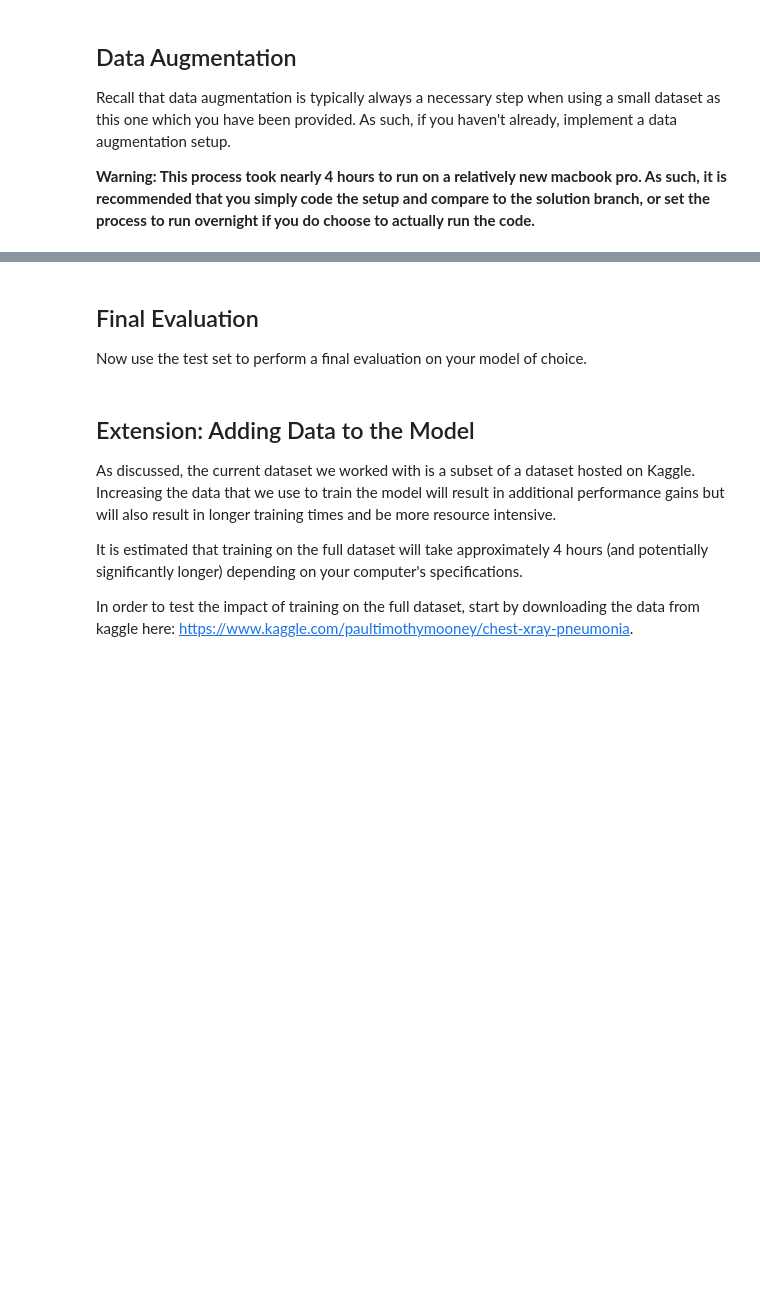
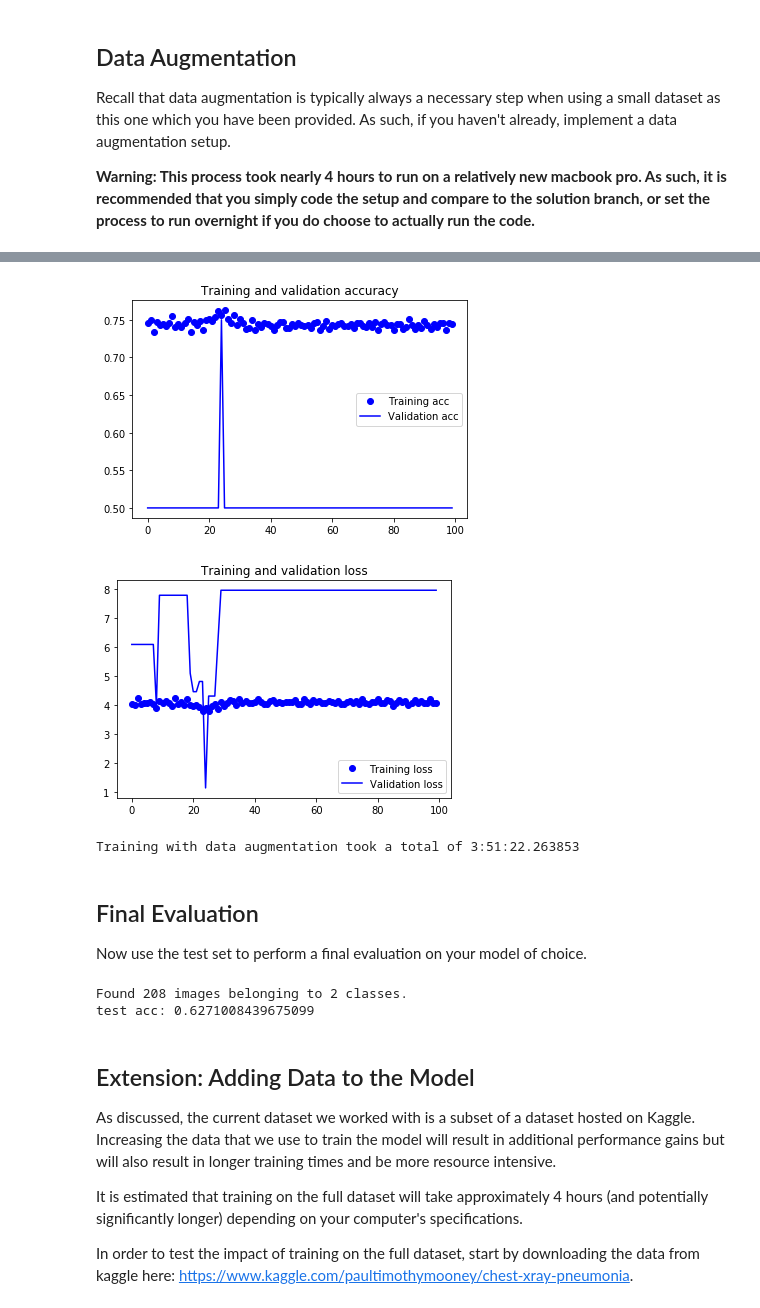
Before and after one commit to learn-co-curriculum/dsc-building-a-cnn-from-scratch, a Jupyter notebook: index.ipynb, the cells around one changed output, grey strips where cells are left out. Saved outputs shown, nothing was run; the diff lists cells and outputs as text; code cells hidden in the pictures; blank space fills up the shorter version.

```diff
--- a/index.ipynb
+++ b/index.ipynb
@@ -55,0 +231,27 @@ Recall that data augmentation is typically always a necessary step when using a
+# %%
+# __SOLUTION__
+acc = history.history['acc']
+val_acc = history.history['val_acc']
+loss = history.history['loss']
+val_loss = history.history['val_loss']
+epochs = range(len(acc))
+plt.plot(epochs, acc, 'bo', label='Training acc')
+plt.plot(epochs, val_acc, 'b', label='Validation acc')
+plt.title('Training and validation accuracy')
+plt.legend()
+plt.figure()
+plt.plot(epochs, loss, 'bo', label='Training loss')
+plt.plot(epochs, val_loss, 'b', label='Validation loss')
+plt.title('Training and validation loss')
+plt.legend()
+plt.show()
+# %% [output]
+[figure, added]
+[figure, added]
+# %%
+# __SOLUTION__
+end = datetime.datetime.now()
+elapsed = end - start
+print('Training with data augmentation took a total of {}'.format(elapsed))
+# %% [output]
+Training with data augmentation took a total of 3:51:22.263853
@@ -59,6 +264,18 @@ Recall that data augmentation is typically always a necessary step when using a
 Now use the test set to perform a final evaluation on your model of choice.
 # %%
 # Your code here; perform a final evaluation using the test set..
+# %%
+# __SOLUTION__
+test_generator = test_datagen.flow_from_directory(
+        test_dir,
+        target_size=(150, 150),
+        batch_size=20,
+        class_mode='binary')
+test_loss, test_acc = model.evaluate_generator(test_generator, steps=50)
+print('test acc:', test_acc)
+# %% [output]
+Found 208 images belonging to 2 classes.
+test acc: 0.6271008439675099
 # %% [markdown]
 ## Extension: Adding Data to the Model
 
```
Also changed, not shown: parts of 14 cells of this notebook, 7 other files.
